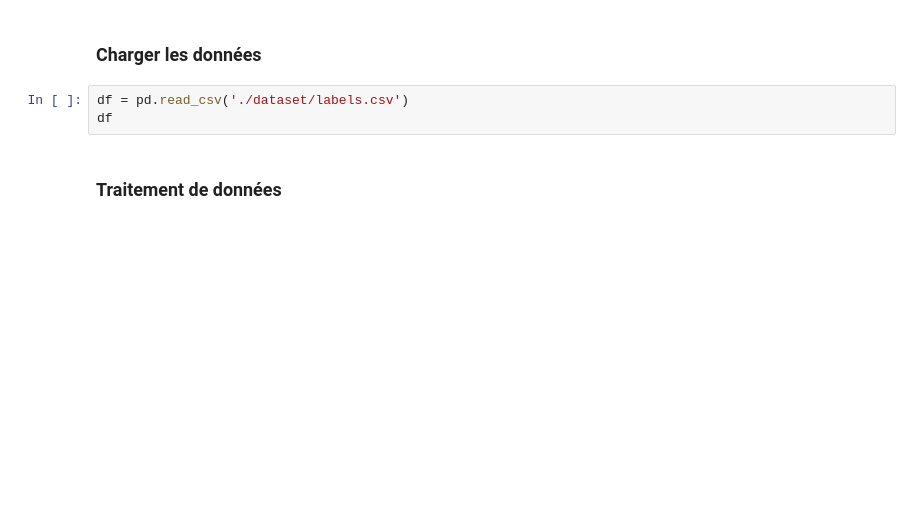
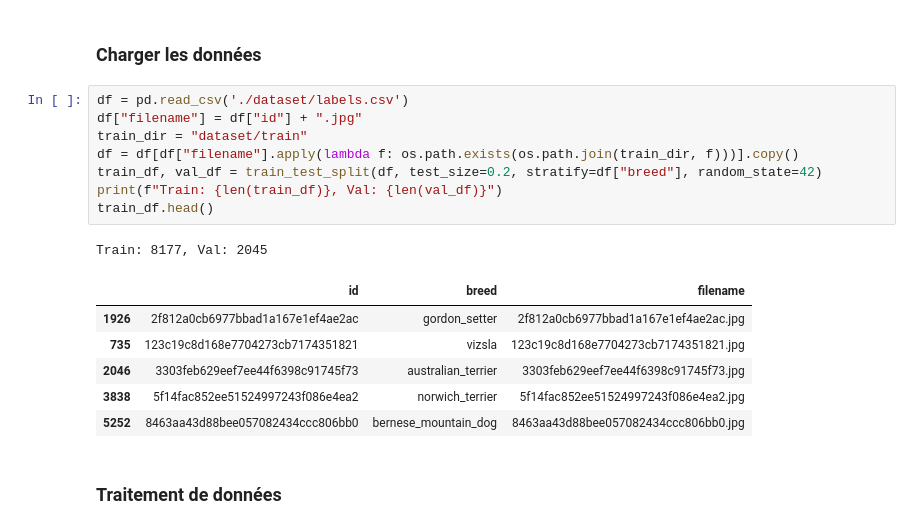
Before and after one commit to tom-lchg-ecole/dog-breed, a Jupyter notebook: main.ipynb, the cells around one changed output. Saved outputs shown, nothing was run; the diff lists cells and outputs as text; blank space fills up the shorter version.

```diff
--- a/main.ipynb
+++ b/main.ipynb
@@ -26,7 +33,20 @@ print(tensorflow.__version__)
 ### Charger les données
 # %%
 df = pd.read_csv('./dataset/labels.csv')
-df
+df["filename"] = df["id"] + ".jpg"
+train_dir = "dataset/train"
+df = df[df["filename"].apply(lambda f: os.path.exists(os.path.join(train_dir, f)))].copy()
+train_df, val_df = train_test_split(df, test_size=0.2, stratify=df["breed"], random_state=42)
+print(f"Train: {len(train_df)}, Val: {len(val_df)}")
+train_df.head()
+# %% [output]
+Train: 8177, Val: 2045
+|  | id | breed | filename |
+| 1926 | 2f812a0cb6977bbad1a167e1ef4ae2ac | gordon_setter | 2f812a0cb6977bbad1a167e1ef4ae2ac.jpg |
+| 735 | 123c19c8d168e7704273cb7174351821 | vizsla | 123c19c8d168e7704273cb7174351821.jpg |
+| 2046 | 3303feb629eef7ee44f6398c91745f73 | australian_terrier | 3303feb629eef7ee44f6398c91745f73.jpg |
+| 3838 | 5f14fac852ee51524997243f086e4ea2 | norwich_terrier | 5f14fac852ee51524997243f086e4ea2.jpg |
+| 5252 | 8463aa43d88bee057082434ccc806bb0 | bernese_mountain_dog | 8463aa43d88bee057082434ccc806bb0.jpg |
 # %% [markdown]
 ### Traitement de données
 # %%
```
Also changed, not shown: parts of 5 cells of this notebook, 3 other files.
